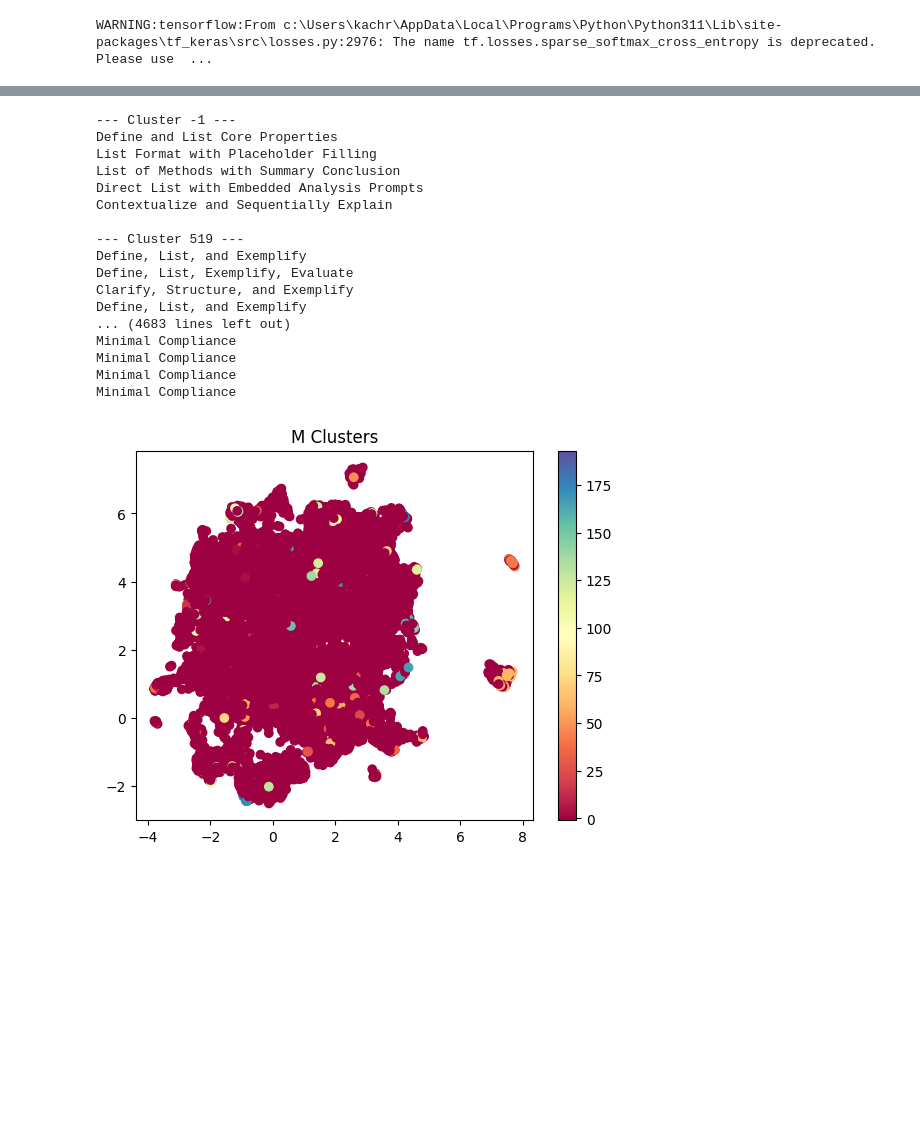
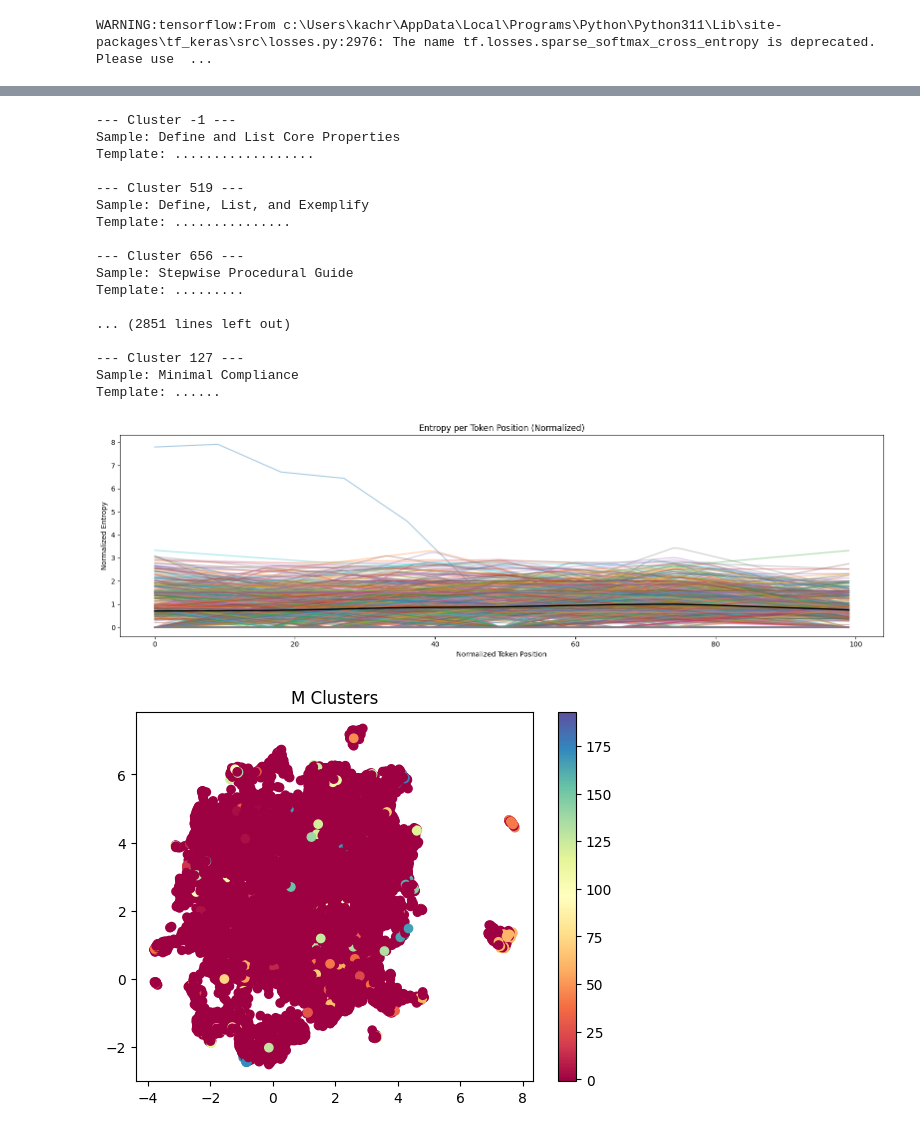
Before and after one commit to Death-Raider/MetaCognition, a Jupyter notebook: semi_automated_dataset_creation/check_ds.ipynb, the cells around one changed output, grey strips where cells are left out. Saved outputs shown, nothing was run; the diff lists cells and outputs as text; code cells hidden in the pictures; blank space fills up the shorter version.

```diff
--- a/semi_automated_dataset_creation/check_ds.ipynb
+++ b/semi_automated_dataset_creation/check_ds.ipynb
@@ -253,31 +345,54 @@ Explains the lack of a specific answer in the tongue-twister and supplements wit
 # %%
 cluster_dict = defaultdict(list)
 for i, label in enumerate(labels_s):
     cluster_dict[label].append(list(S)[i])
 
 # Print samples
+plt.figure(figsize=(16, 5))
+NORM_LENGTH = 100
+mean = np.zeros(NORM_LENGTH)  # Initialize mean for entropies
 for cluster_id, samples in cluster_dict.items():
+    template, entropies = entropy_based_template_generator(samples, 0.1)
+    entropies = np.array(entropies)
+    # Normalize to fixed length
+    x_original = np.linspace(0, 1, len(entropies))
+    x_target = np.linspace(0, 1, NORM_LENGTH)
+    entropies_interp = np.interp(x_target, x_original, entropies)
+
+    plt.plot(entropies_interp / entropies_interp.max(), label=f'Cluster {cluster_id}', alpha=0.4)
+    mean += entropies_interp
+
     print(f"\n--- Cluster {cluster_id} ---")
-    for s in samples[:5]:  # limit print size
-        print(s)
+    print(f"Sample: {samples[0]}")
+    print(f"Template: {template}")
+
+mean /= len(cluster_dict)
+plt.plot(mean / mean.max(), label='Mean', color='black', linewidth=2)
+plt.xlabel('Normalized Token Position')
+plt.ylabel('Normalized Entropy')
+plt.title('Entropy per Token Position (Normalized)')
+
+plt.tight_layout()
+plt.show()
 # %% [output]
 --- Cluster -1 ---
-Define and List Core Properties
-List Format with Placeholder Filling
-List of Methods with Summary Conclusion
-Direct List with Embedded Analysis Prompts
-Contextualize and Sequentially Explain
+Sample: Define and List Core Properties
+Template: ..................
 
 --- Cluster 519 ---
-Define, List, and Exemplify
-Define, List, Exemplify, Evaluate
-Clarify, Structure, and Exemplify
-Define, List, and Exemplify
-... (4683 lines left out)
-Minimal Compliance
-Minimal Compliance
-Minimal Compliance
-Minimal Compliance
+Sample: Define, List, and Exemplify
+Template: ...............
+
+--- Cluster 656 ---
+Sample: Stepwise Procedural Guide
+Template: .........
+
+... (2851 lines left out)
+
+--- Cluster 127 ---
+Sample: Minimal Compliance
+Template: ......
+[figure, added]
 # %%
 import umap
 import matplotlib.pyplot as plt
```
Also changed, not shown: parts of 6 cells of this notebook.
